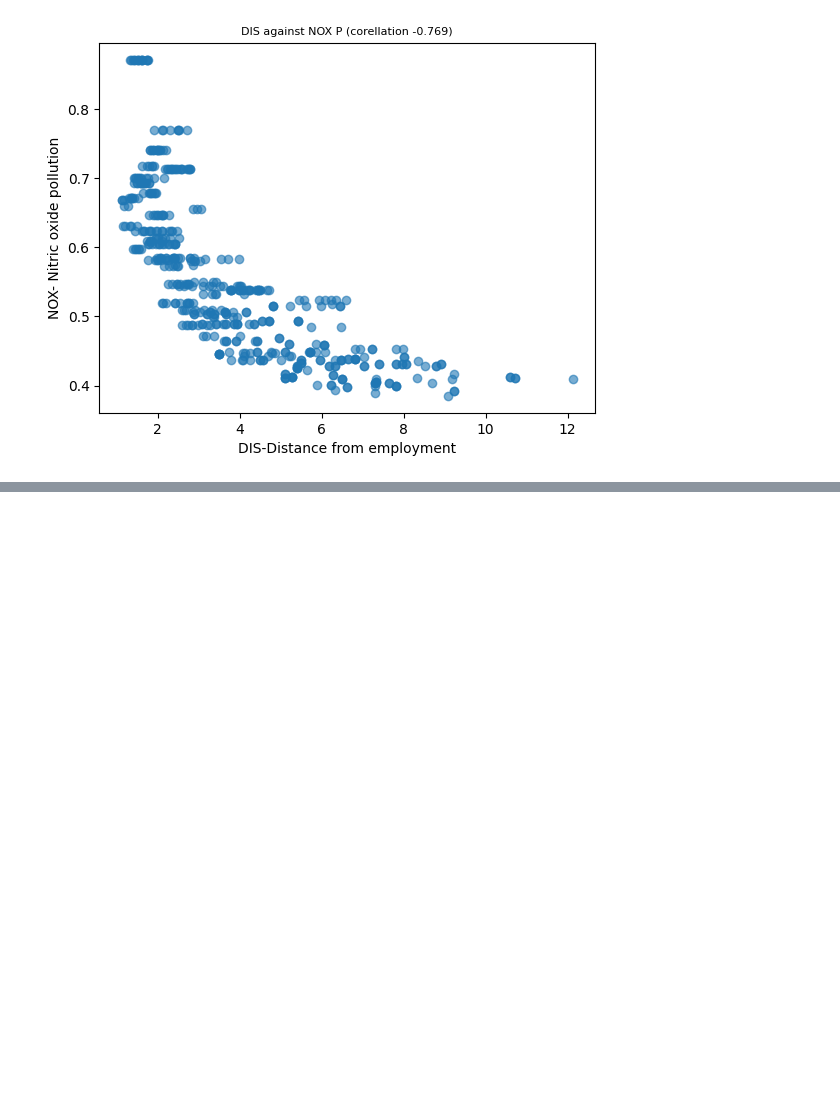
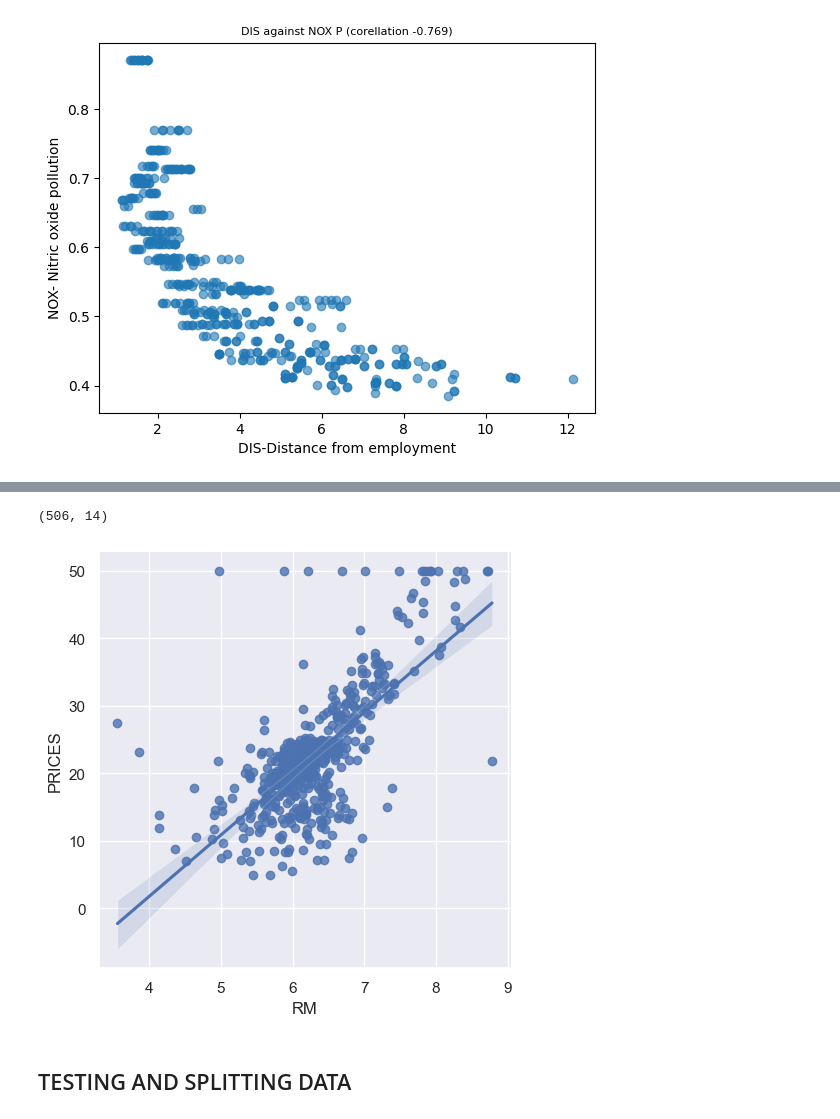
Before and after one commit to Onafowokan-Testament/04_multivaraible-prediction, a Jupyter notebook: main.ipynb, the cells around one changed output, grey strips where cells are left out. Cells and saved outputs as stored; diff of their text form; code cells hidden in the pictures; blank space fills up the shorter version.

```diff
--- a/main.ipynb
+++ b/main.ipynb
@@ -147,0 +165,8 @@ plt.show()
+# %%
+sns.lmplot(x='RM', y='PRICES', data=data)
+print(data.shape)
+# %% [output]
+(506, 14)
+[figure, added]
+# %% [markdown]
+## TESTING AND SPLITTING DATA
```
Also changed, not shown: parts of 11 cells of this notebook.
